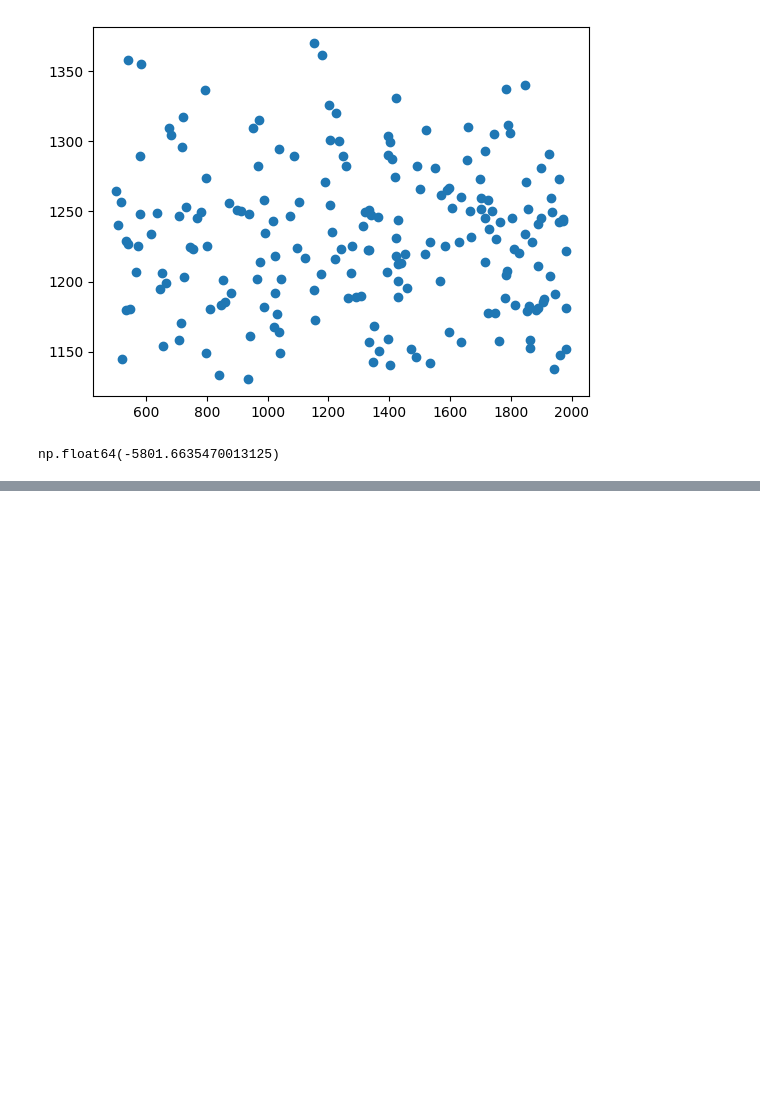
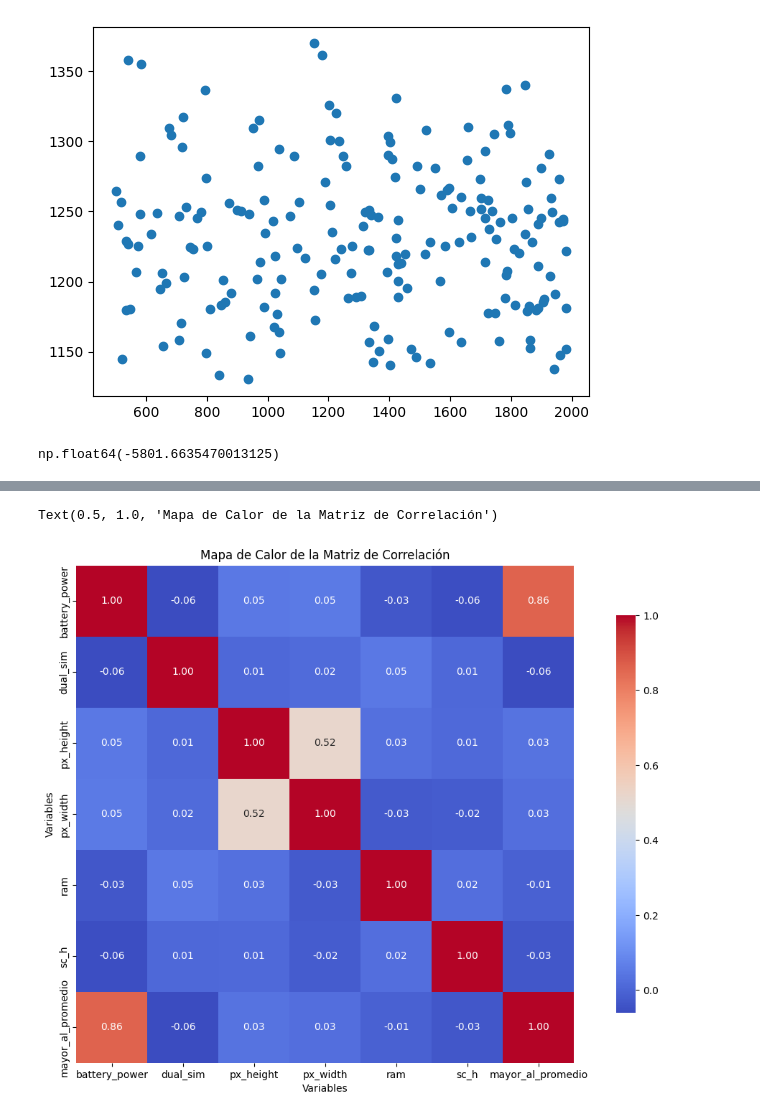
Before and after one commit to yessss28/Estadistica, a Jupyter notebook: proyecto.ipynb, the cells around one changed output, grey strips where cells are left out. Cells and saved outputs as stored; diff of their text form; code cells hidden in the pictures; blank space fills up the shorter version.

```diff
--- a/proyecto.ipynb
+++ b/proyecto.ipynb
@@ -864,0 +909,4 @@ strong multicollinearity or other numerical problems.
+# %%
+promedio = df['battery_power'].mean()
+df['mayor_al_promedio'] = (df['battery_power'] > promedio).astype(int)
+df
@@ -864,0 +927,13 @@ strong multicollinearity or other numerical problems.
+# %%
+import seaborn as sns
+import matplotlib.pyplot as plt
+
+correlation_matrix = df.corr()
+plt.figure(figsize=(15, 9))
+sns.heatmap(correlation_matrix, annot=True, cmap='coolwarm', fmt=".2f", square=True, cbar_kws={"shrink": 0.8})
+plt.xlabel('Variables')
+plt.ylabel('Variables')
+plt.title('Mapa de Calor de la Matriz de Correlación')
+# %% [output]
+Text(0.5, 1.0, 'Mapa de Calor de la Matriz de Correlación')
+[figure, added]
```
Also changed, not shown: parts of 39 cells of this notebook.
